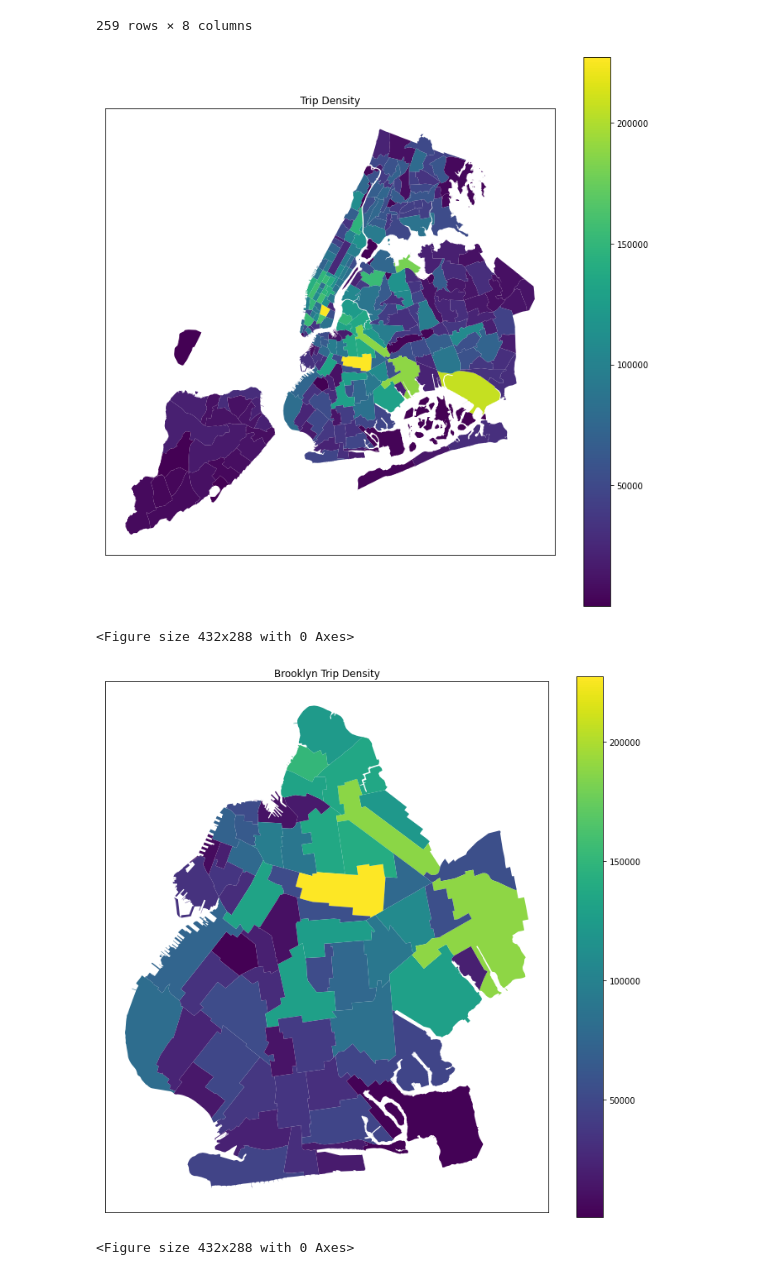
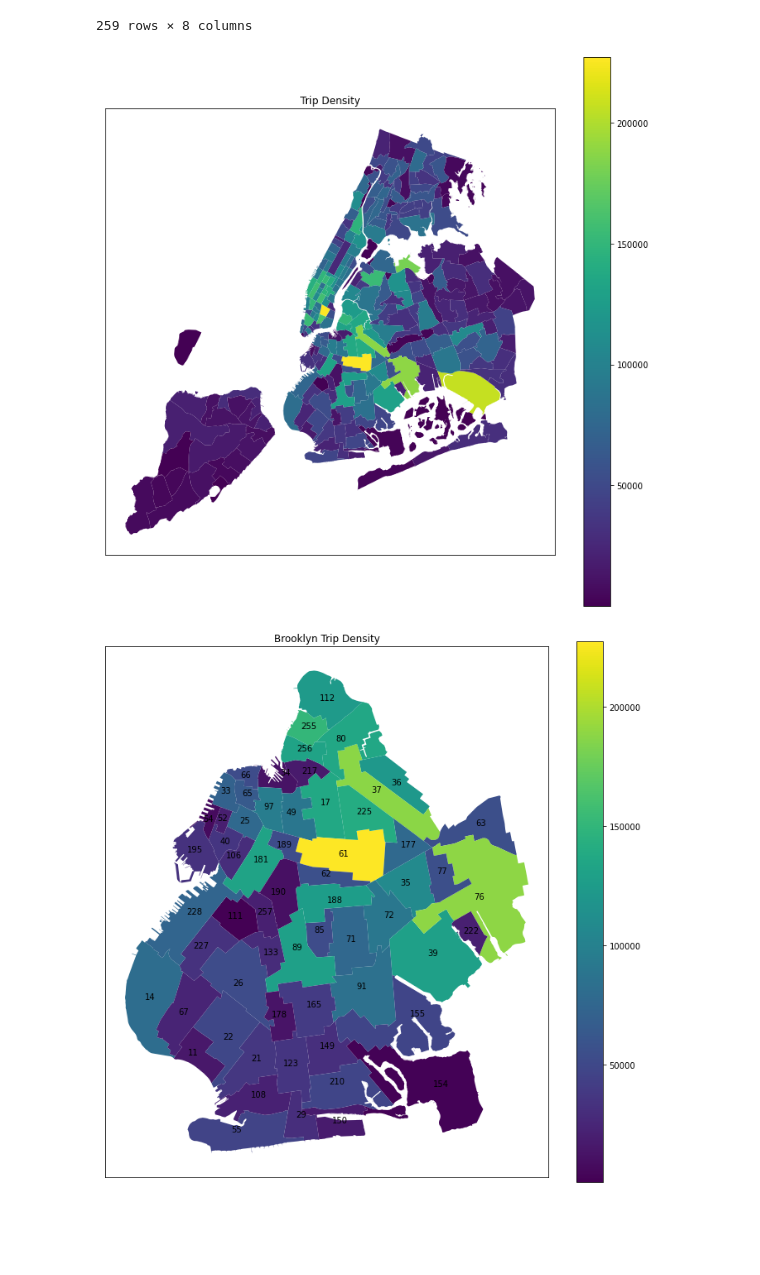
Before and after one commit to rafaelvchaves/orie3120-project, a Jupyter notebook: visualization.ipynb, the cells around one changed output. Drawn from its saved outputs; the diff is of its cells as text; code cells hidden in the pictures; blank space fills up the shorter version.

Commit message:
Added labels to Brooklyn visualization

```diff
--- a/visualization.ipynb
+++ b/visualization.ipynb
@@ -38,30 +38,29 @@ def plot_map(df, plot_title):
     ax.axes.yaxis.set_visible(False)
 
     plt.title(plot_title)
-    plt.show()
 
 def save_as(file_name):
     plt.savefig(file_name)
-    plt.clf()
 
 plot_map(merged_df, "Trip Density")
 save_as("trip_density.png")
 # %% [output]
 [figure]
-<Figure size 432x288 with 0 Axes>
 # %%
-brooklyn_df = merged_df[merged_df["borough"] == "Brooklyn"]
+merged_df["coords"] = merged_df["geometry"].apply(lambda x: x.representative_point().coords[:])
+merged_df["coords"] = [coords[0] for coords in merged_df["coords"]]
+
+brooklyn_df = merged_df[merged_df["borough"] == "Brooklyn"].copy()
 plot_map(brooklyn_df, "Brooklyn Trip Density")
 
 def label(df, label):
     dfc = df.copy()
     dfc["coords"] = dfc["geometry"].apply(lambda x: x.representative_point().coords[:])
     dfc["coords"] = [coords[0] for coords in dfc["coords"]]
     for idx, row in dfc.iterrows():
         plt.annotate(text=row[label], xy=row["coords"],
                      horizontalalignment="center")
 label(brooklyn_df, "LocationID")
 save_as("brooklyn.png")
 # %% [output]
-[figure, old version]
+[figure, new version]
-<Figure size 432x288 with 0 Axes>
```
